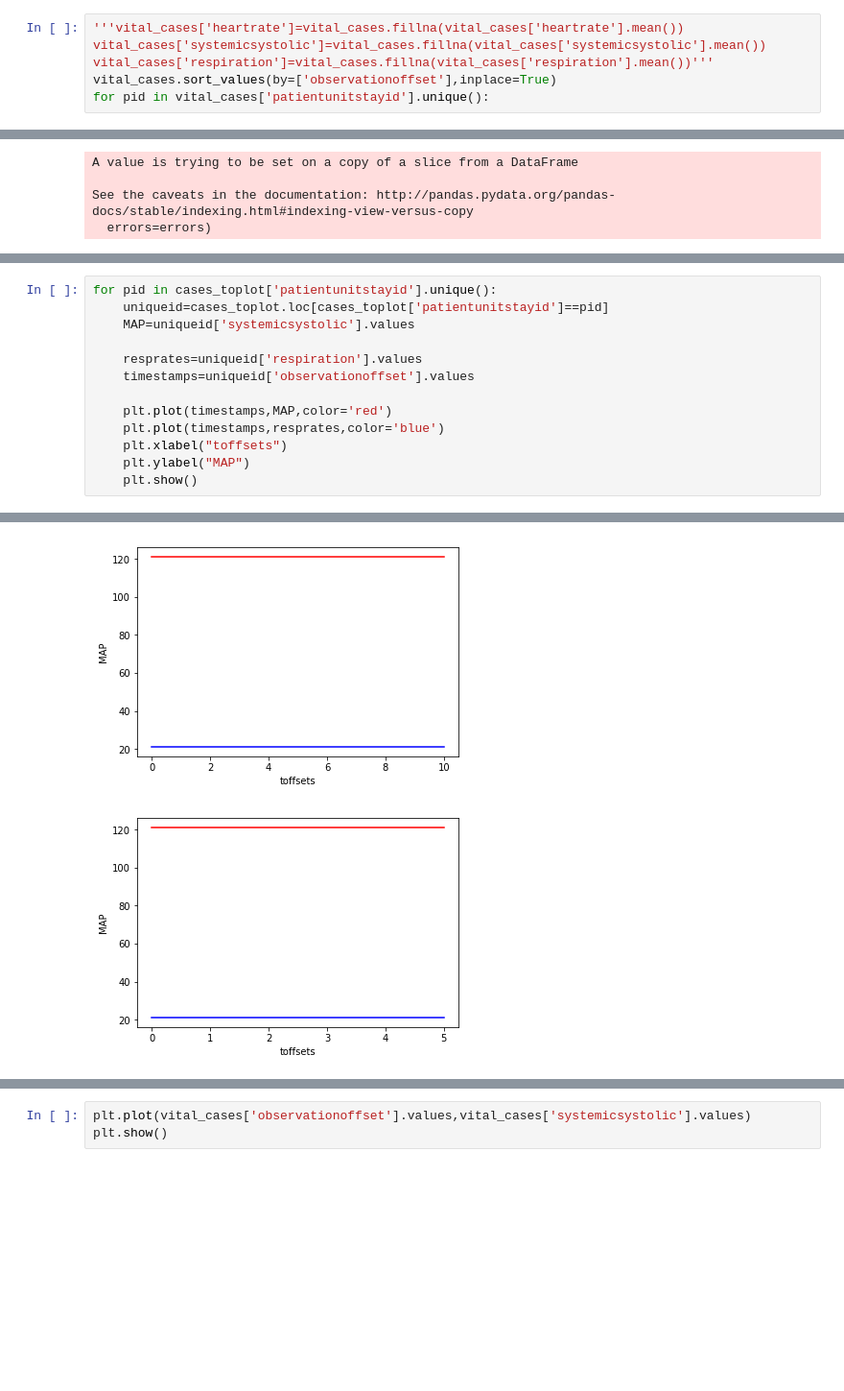
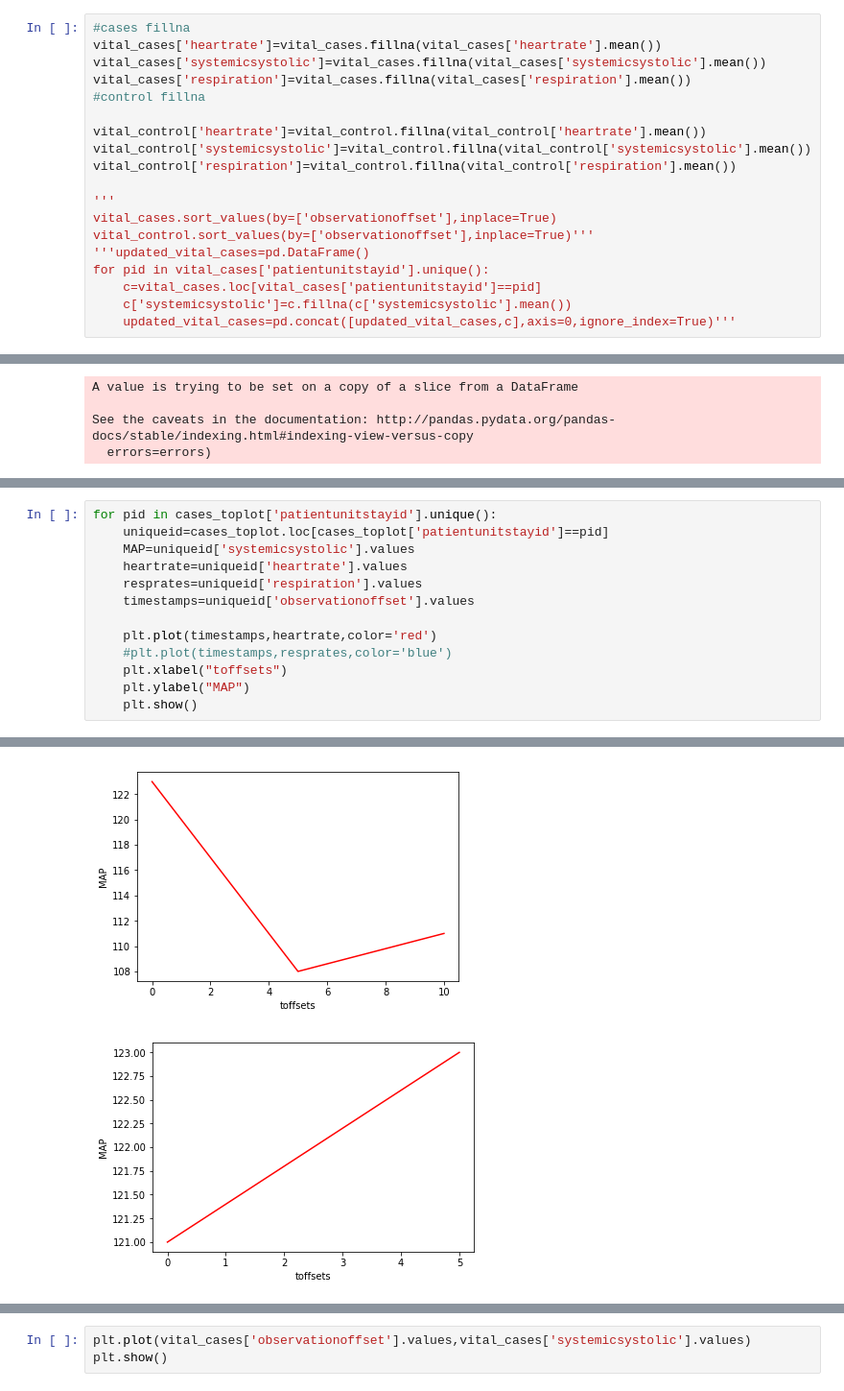
Before and after one commit to Ronet05/GSoC-CBMI-eICU, a Jupyter notebook: graphing.ipynb, the cells around one changed output, grey strips where cells are left out. Shown: that part at 96% size. Saved outputs shown, nothing was run; the diff lists cells and outputs as text; blank space fills up the shorter version.

```diff
--- a/graphing.ipynb
+++ b/graphing.ipynb
@@ -42,6 +54,19 @@ To retain the current behavior and silence the warning, pass 'sort=True'.
 # %%
-'''vital_cases['heartrate']=vital_cases.fillna(vital_cases['heartrate'].mean())
+#cases fillna
+vital_cases['heartrate']=vital_cases.fillna(vital_cases['heartrate'].mean())
 vital_cases['systemicsystolic']=vital_cases.fillna(vital_cases['systemicsystolic'].mean())
-vital_cases['respiration']=vital_cases.fillna(vital_cases['respiration'].mean())'''
+vital_cases['respiration']=vital_cases.fillna(vital_cases['respiration'].mean())
+#control fillna
+
+vital_control['heartrate']=vital_control.fillna(vital_control['heartrate'].mean())
+vital_control['systemicsystolic']=vital_control.fillna(vital_control['systemicsystolic'].mean())
+vital_control['respiration']=vital_control.fillna(vital_control['respiration'].mean())
+
+'''
 vital_cases.sort_values(by=['observationoffset'],inplace=True)
+vital_control.sort_values(by=['observationoffset'],inplace=True)'''
+'''updated_vital_cases=pd.DataFrame()
 for pid in vital_cases['patientunitstayid'].unique():
+    c=vital_cases.loc[vital_cases['patientunitstayid']==pid]
+    c['systemicsystolic']=c.fillna(c['systemicsystolic'].mean())
+    updated_vital_cases=pd.concat([updated_vital_cases,c],axis=0,ignore_index=True)'''
@@ -79,12 +114,12 @@ See the caveats in the documentation: http://pandas.pydata.org/pandas-docs/stabl
 for pid in cases_toplot['patientunitstayid'].unique():
     uniqueid=cases_toplot.loc[cases_toplot['patientunitstayid']==pid]
     MAP=uniqueid['systemicsystolic'].values
-
+    heartrate=uniqueid['heartrate'].values
     resprates=uniqueid['respiration'].values
     timestamps=uniqueid['observationoffset'].values
 
-    plt.plot(timestamps,MAP,color='red')
-    plt.plot(timestamps,resprates,color='blue')
+    plt.plot(timestamps,heartrate,color='red')
+    #plt.plot(timestamps,resprates,color='blue')
     plt.xlabel("toffsets")
     plt.ylabel("MAP")
     plt.show()
@@ -99,2 +134,2 @@ for pid in cases_toplot['patientunitstayid'].unique():
-[figure, old version]
+[figure, new version]
-[figure, old version]
+[figure, new version]
```
Also changed, not shown: parts of 6 cells of this notebook, 2 other files.
